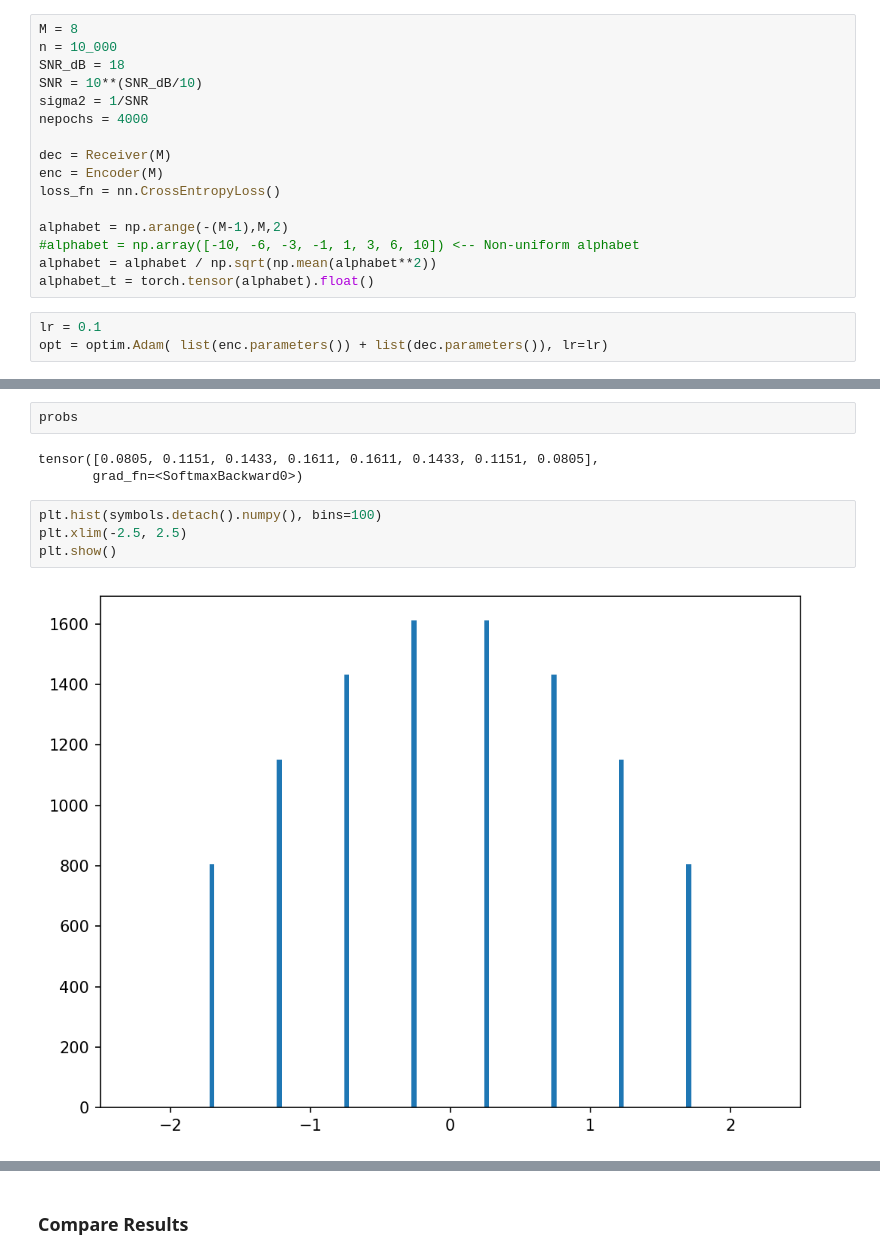
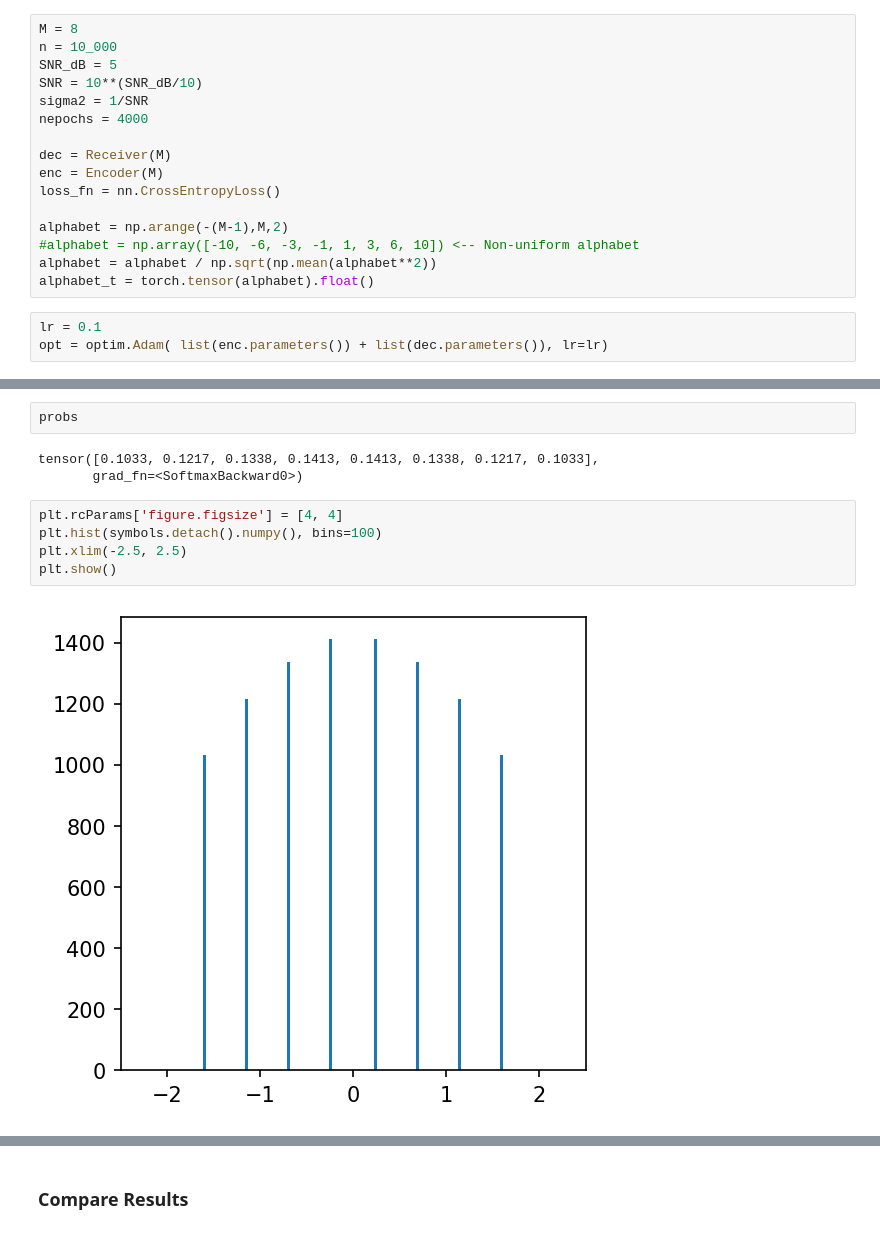
Before and after one commit to davideandres95/pcs-research-intership, a Jupyter notebook: notebooks/aref_e2e_pas_enc.ipynb, the cells around one changed output, grey strips where cells are left out. Saved outputs shown, nothing was run; the diff lists cells and outputs as text.

```diff
--- a/notebooks/aref_e2e_pas_enc.ipynb
+++ b/notebooks/aref_e2e_pas_enc.ipynb
@@ -40,7 +45,7 @@ def AWGN_channel(x, sigma2):
 # %%
 M = 8
 n = 10_000
-SNR_dB = 18
+SNR_dB = 5
 SNR = 10**(SNR_dB/10)
 sigma2 = 1/SNR
 nepochs = 4000
@@ -136,14 +141,15 @@ tensor([[-0.2006],
 # %%
 probs
 # %% [output]
-tensor([0.0805, 0.1151, 0.1433, 0.1611, 0.1611, 0.1433, 0.1151, 0.0805],
+tensor([0.1033, 0.1217, 0.1338, 0.1413, 0.1413, 0.1338, 0.1217, 0.1033],
        grad_fn=<SoftmaxBackward0>)
 # %%
+plt.rcParams['figure.figsize'] = [4, 4]
 plt.hist(symbols.detach().numpy(), bins=100)
 plt.xlim(-2.5, 2.5)
 plt.show()
 # %% [output]
-[figure, old version]
+[figure, new version]
 # %%
 # Scatterplot
 plt.rcParams['figure.figsize'] = [4, 4]
```
Also changed, not shown: parts of 10 cells of this notebook, 40 other files.
